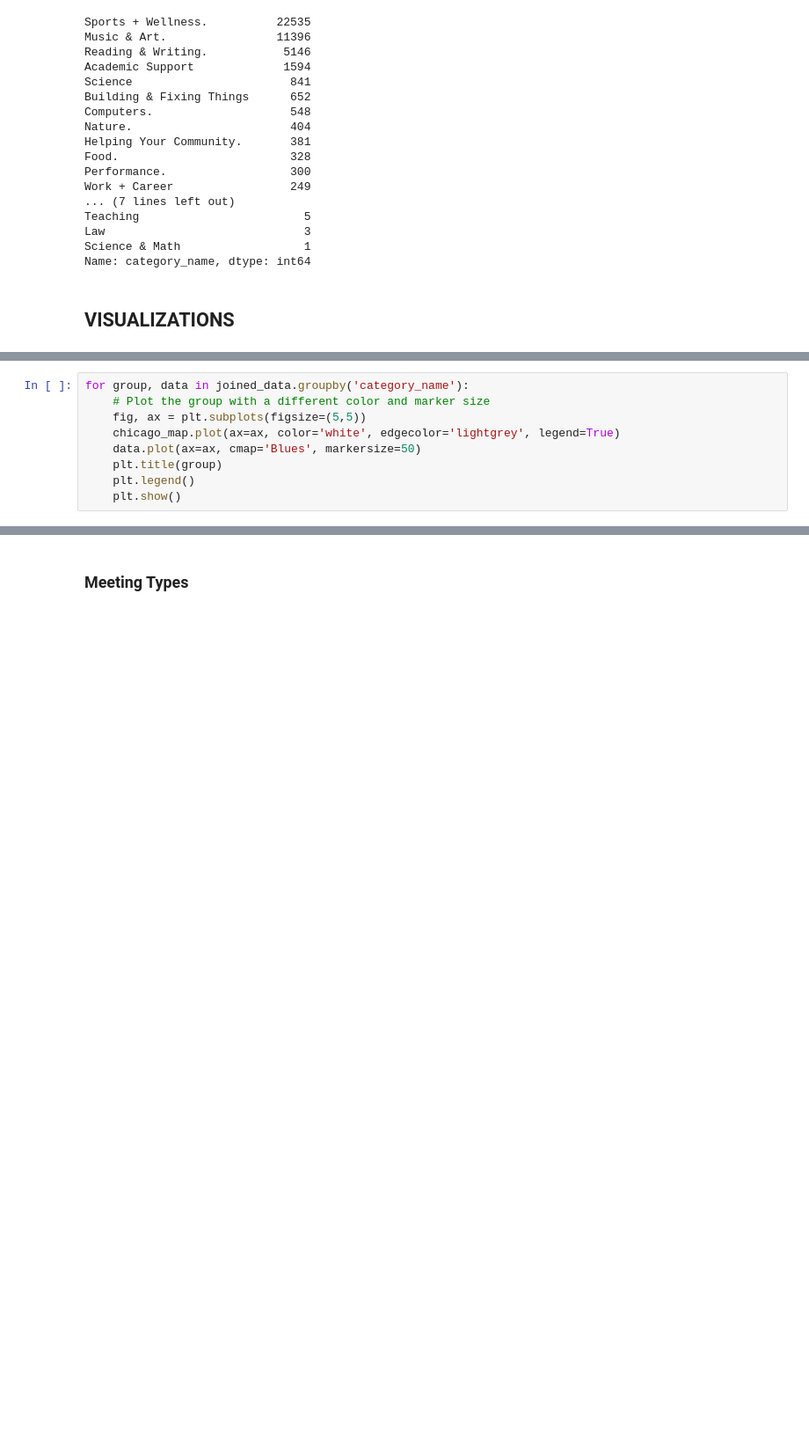
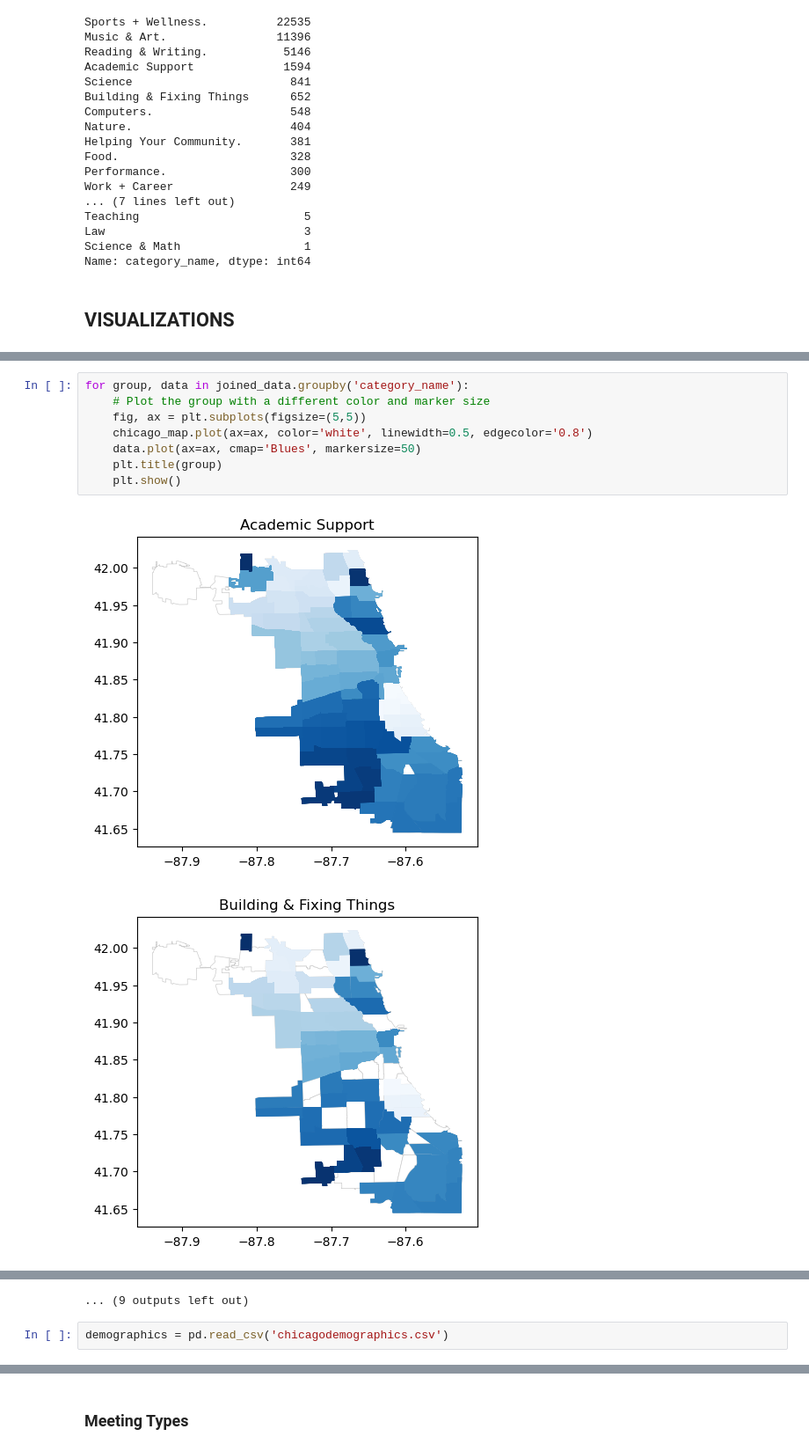
Before and after one commit to snookgum/stat390, a Jupyter notebook: MCMF/MCMF In Class Work.ipynb, the cells around one changed output, grey strips where cells are left out. Shown at 88% size. Cells and saved outputs as stored; diff of their text form; blank space fills up the shorter version.

```diff
--- a/MCMF/MCMF In Class Work.ipynb
+++ b/MCMF/MCMF In Class Work.ipynb
@@ -302,9 +212,0 @@ plt.show()
-# %%
-for group, data in joined_data.groupby('category_name'):
-    # Plot the group with a different color and marker size
-    fig, ax = plt.subplots(figsize=(5,5))
-    chicago_map.plot(ax=ax, color='white', edgecolor='lightgrey', legend=True)
-    data.plot(ax=ax, cmap='Blues', markersize=50)
-    plt.title(group)
-    plt.legend()
-    plt.show()
@@ -419,0 +273,11 @@ plt.show()
+# %%
+for group, data in joined_data.groupby('category_name'):
+    # Plot the group with a different color and marker size
+    fig, ax = plt.subplots(figsize=(5,5))
+    chicago_map.plot(ax=ax, color='white', linewidth=0.5, edgecolor='0.8')
+    data.plot(ax=ax, cmap='Blues', markersize=50)
+    plt.title(group)
+    plt.show()
+# %% [output]
+[figure, added]
+[figure, added]
@@ -419,0 +294,3 @@ plt.show()
+... (9 outputs left out)
+# %%
+demographics = pd.read_csv('chicagodemographics.csv')
```
Also changed, not shown: parts of 55 cells of this notebook, 17 other files.
